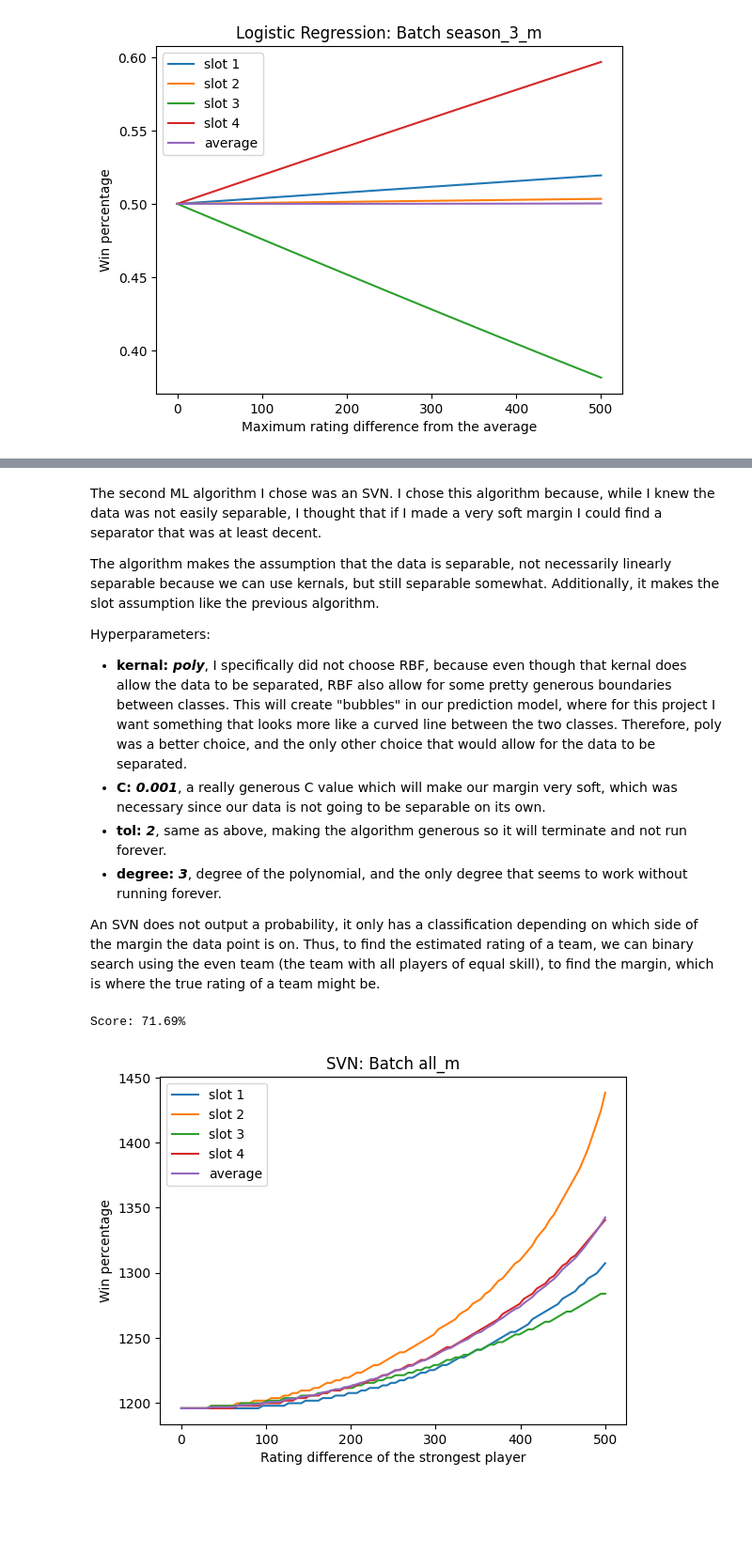
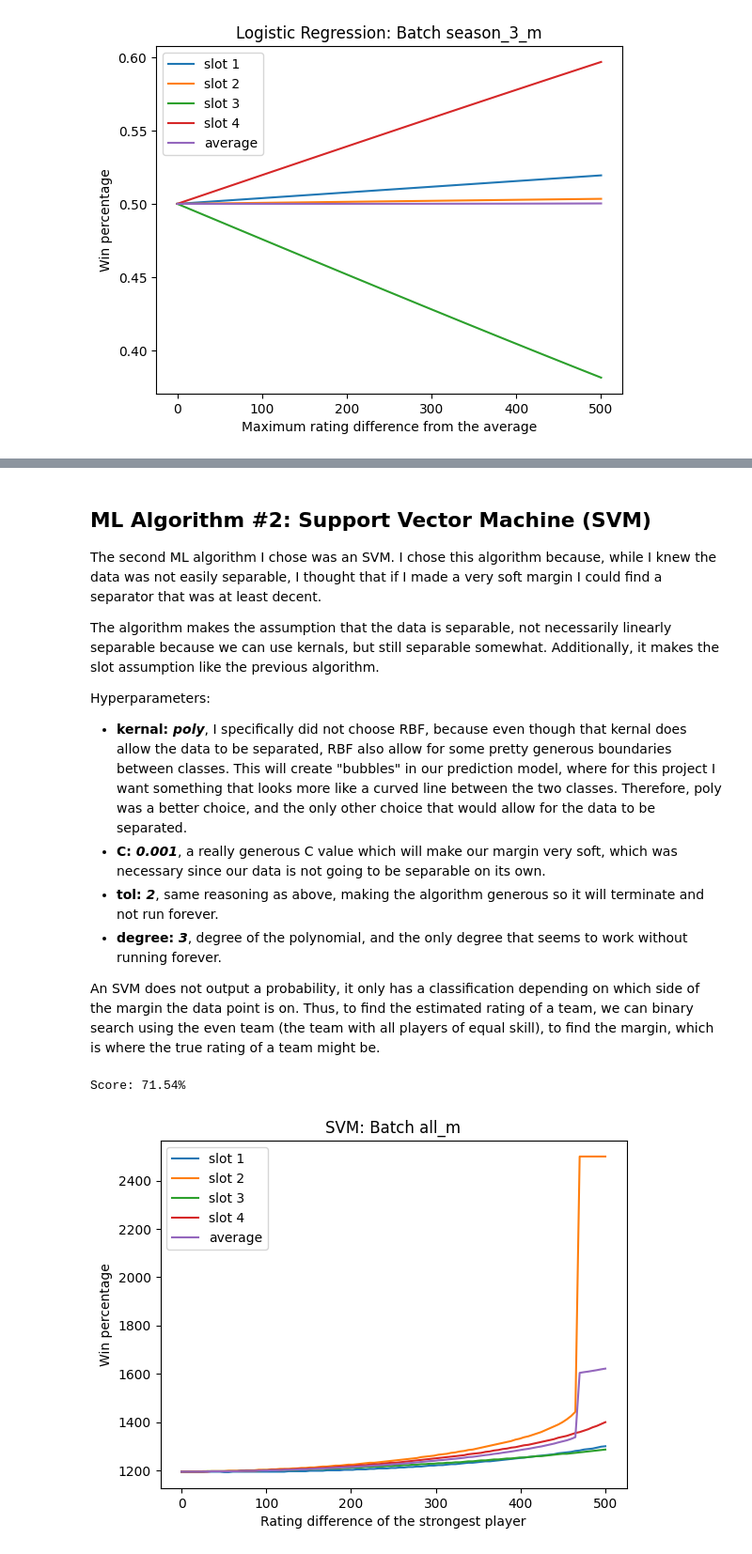
Before and after one commit to L1ghtBeam/cs5-final-project, a Jupyter notebook: final-project.ipynb, the cells around one changed output, grey strips where cells are left out. Shown at 94% size. Saved outputs shown, nothing was run; the diff lists cells and outputs as text; code cells hidden in the pictures; blank space fills up the shorter version.

```diff
--- a/final-project.ipynb
+++ b/final-project.ipynb
@@ -243,25 +225,27 @@ Use the code cell below to apply your machine learning algorithm to the dataset.
 # %% [markdown]
-The second ML algorithm I chose was an SVN. I chose this algorithm because, while I knew the data was not easily separable, I thought that if I made a very soft margin I could find a separator that was at least decent.
+## ML Algorithm \#2: Support Vector Machine (SVM)
+
+The second ML algorithm I chose was an SVM. I chose this algorithm because, while I knew the data was not easily separable, I thought that if I made a very soft margin I could find a separator that was at least decent.
 
 The algorithm makes the assumption that the data is separable, not necessarily linearly separable because we can use kernals, but still separable somewhat. Additionally, it makes the slot assumption like the previous algorithm.
 
 Hyperparameters:
 - **kernal: *poly***, I specifically did not choose RBF, because even though that kernal does allow the data to be separated, RBF also allow for some pretty generous boundaries between classes. This will create "bubbles" in our prediction model, where for this project I want something that looks more like a curved line between the two classes. Therefore, poly was a better choice, and the only other choice that would allow for the data to be separated.
 - **C: *0.001***, a really generous C value which will make our margin very soft, which was necessary since our data is not going to be separable on its own.
-- **tol: *2***, same as above, making the algorithm generous so it will terminate and not run forever.
+- **tol: *2***, same reasoning as above, making the algorithm generous so it will terminate and not run forever.
 - **degree: *3***, degree of the polynomial, and the only degree that seems to work without running forever.
 
-An SVN does not output a probability, it only has a classification depending on which side of the margin the data point is on. Thus, to find the estimated rating of a team, we can binary search using the even team (the team with all players of equal skill), to find the margin, which is where the true rating of a team might be.
+An SVM does not output a probability, it only has a classification depending on which side of the margin the data point is on. Thus, to find the estimated rating of a team, we can binary search using the even team (the team with all players of equal skill), to find the margin, which is where the true rating of a team might be.
 # %%
 X, y = get_batch('all_m')
-svn_clf = svm.SVC(kernel='poly', C=0.001, tol=2, degree=3)
+svm_clf = svm.SVC(kernel='poly', C=0.001, tol=2, degree=3)
 
 # training step (takes much longer than logistic regression)
-svn_clf.fit(X, y)
+svm_clf.fit(X, y)
 
-print(f'Score: {svn_clf.score(X, y):.2%}')
+print(f'Score: {svm_clf.score(X, y):.2%}')
 # %% [output]
-Score: 71.69%
+Score: 71.54%
 # %%
 def compare_carry_player(slot):
     def func(x, rd):
@@ -271,36 +255,36 @@ def compare_carry_player(slot):
 
 def graph_slots_compare(clf, func_builder, xlabel):
     fig, ax = plt.subplots()
 
     x = np.linspace(0, 500, 100)
     y_avg = np.zeros(len(x))
     for i in range(4):
         y = np.zeros(len(x))
         func = func_builder(i)
         for j, x_val in enumerate(x):
             L, R = 500.0, 2500.0
             while L <= R:
                 m = (L + R) / 2
                 alpha_win = clf.predict([func(x_val, m)])[0] == 0
                 if alpha_win:
                     L = m + 1
                 else:
                     R = m - 1
             y[j] = R
 
         ax.plot(x, y, label=f'slot {i+1}')
         y_avg += y
 
     y_avg /= 4
     ax.plot(x, y_avg, label=f'average')
     ax.set(xlabel=xlabel, ylabel='Win percentage',
-               title=f'SVN: Batch all_m')
+               title=f'SVM: Batch all_m')
     ax.legend()
     plt.show()
 
-graph_slots_compare(svn_clf, compare_carry_player, 'Rating difference of the strongest player')
+graph_slots_compare(svm_clf, compare_carry_player, 'Rating difference of the strongest player')
 # %% [output]
-[figure, old version]
+[figure, new version]
 # %%
 # same as above but lets test a player who's being carried
 def compare_carried_player(slot):
```
Also changed, not shown: parts of 19 cells of this notebook.
